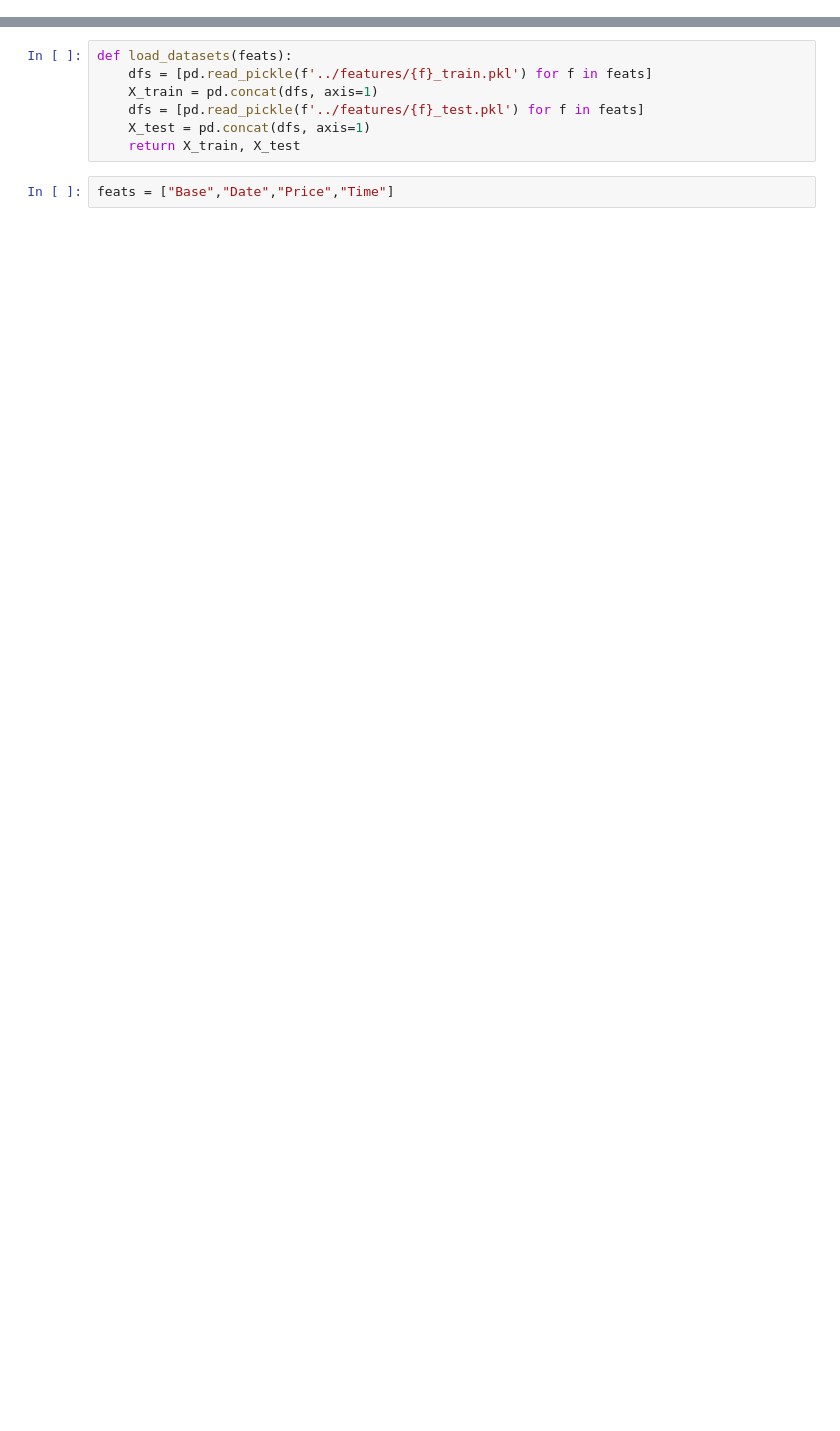
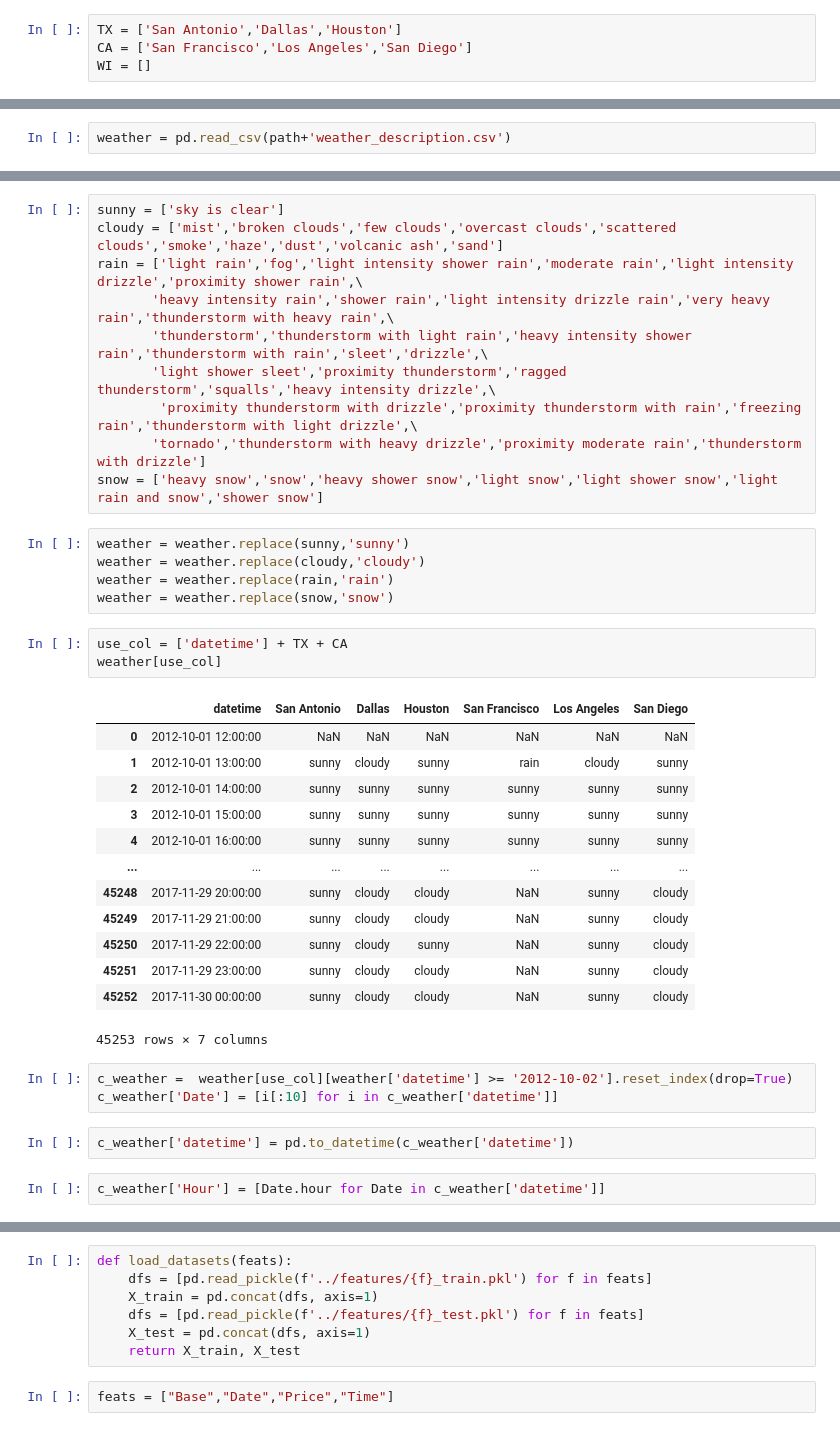
Before and after one commit to zakopuro/kaggle_walmart, a Jupyter notebook: notebook/check_data.ipynb, the cells around one changed output, grey strips where cells are left out. Saved outputs shown, nothing was run; the diff lists cells and outputs as text; blank space fills up the shorter version.

```diff
--- a/notebook/check_data.ipynb
+++ b/notebook/check_data.ipynb
@@ -51,0 +30,4 @@ test.head()
+# %%
+TX = ['San Antonio','Dallas','Houston']
+CA = ['San Francisco','Los Angeles','San Diego']
+WI = []
@@ -51,0 +110,2 @@ test.head()
+# %%
+weather = pd.read_csv(path+'weather_description.csv')
@@ -51,0 +128,39 @@ test.head()
+# %%
+sunny = ['sky is clear']
+cloudy = ['mist','broken clouds','few clouds','overcast clouds','scattered clouds','smoke','haze','dust','volcanic ash','sand']
+rain = ['light rain','fog','light intensity shower rain','moderate rain','light intensity drizzle','proximity shower rain',\
+       'heavy intensity rain','shower rain','light intensity drizzle rain','very heavy rain','thunderstorm with heavy rain',\
+       'thunderstorm','thunderstorm with light rain','heavy intensity shower rain','thunderstorm with rain','sleet','drizzle',\
+       'light shower sleet','proximity thunderstorm','ragged thunderstorm','squalls','heavy intensity drizzle',\
+        'proximity thunderstorm with drizzle','proximity thunderstorm with rain','freezing rain','thunderstorm with light drizzle',\
+       'tornado','thunderstorm with heavy drizzle','proximity moderate rain','thunderstorm with drizzle']
+snow = ['heavy snow','snow','heavy shower snow','light snow','light shower snow','light rain and snow','shower snow']
+# %%
+weather = weather.replace(sunny,'sunny')
+weather = weather.replace(cloudy,'cloudy')
+weather = weather.replace(rain,'rain')
+weather = weather.replace(snow,'snow')
+# %%
+use_col = ['datetime'] + TX + CA
+weather[use_col]
+# %% [output]
+|  | datetime | San Antonio | Dallas | Houston | San Francisco | Los Angeles | San Diego |
+| 0 | 2012-10-01 12:00:00 | NaN | NaN | NaN | NaN | NaN | NaN |
+| 1 | 2012-10-01 13:00:00 | sunny | cloudy | sunny | rain | cloudy | sunny |
+| 2 | 2012-10-01 14:00:00 | sunny | sunny | sunny | sunny | sunny | sunny |
+| 3 | 2012-10-01 15:00:00 | sunny | sunny | sunny | sunny | sunny | sunny |
+| 4 | 2012-10-01 16:00:00 | sunny | sunny | sunny | sunny | sunny | sunny |
+| ... | ... | ... | ... | ... | ... | ... | ... |
+| 45248 | 2017-11-29 20:00:00 | sunny | cloudy | cloudy | NaN | sunny | cloudy |
+| 45249 | 2017-11-29 21:00:00 | sunny | cloudy | cloudy | NaN | sunny | cloudy |
+| 45250 | 2017-11-29 22:00:00 | sunny | cloudy | sunny | NaN | sunny | cloudy |
+| 45251 | 2017-11-29 23:00:00 | sunny | cloudy | cloudy | NaN | sunny | cloudy |
+| 45252 | 2017-11-30 00:00:00 | sunny | cloudy | cloudy | NaN | sunny | cloudy |
+45253 rows × 7 columns
+# %%
+c_weather =  weather[use_col][weather['datetime'] >= '2012-10-02'].reset_index(drop=True)
+c_weather['Date'] = [i[:10] for i in c_weather['datetime']]
+# %%
+c_weather['datetime'] = pd.to_datetime(c_weather['datetime'])
+# %%
+c_weather['Hour'] = [Date.hour for Date in c_weather['datetime']]
```
Also changed, not shown: parts of 58 cells of this notebook, 10 other files.
